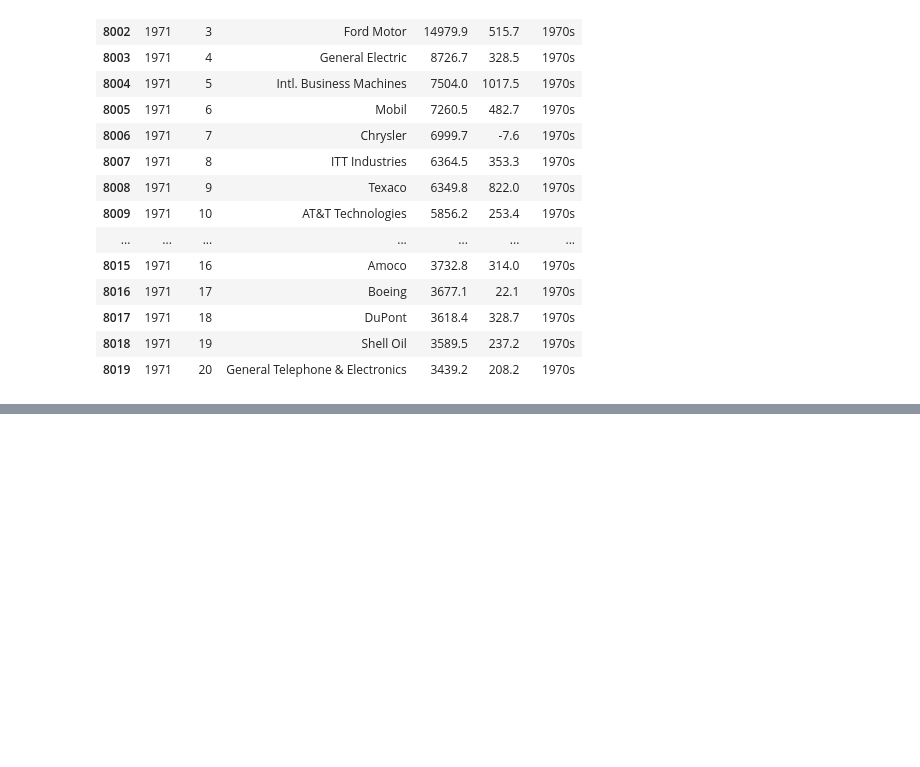
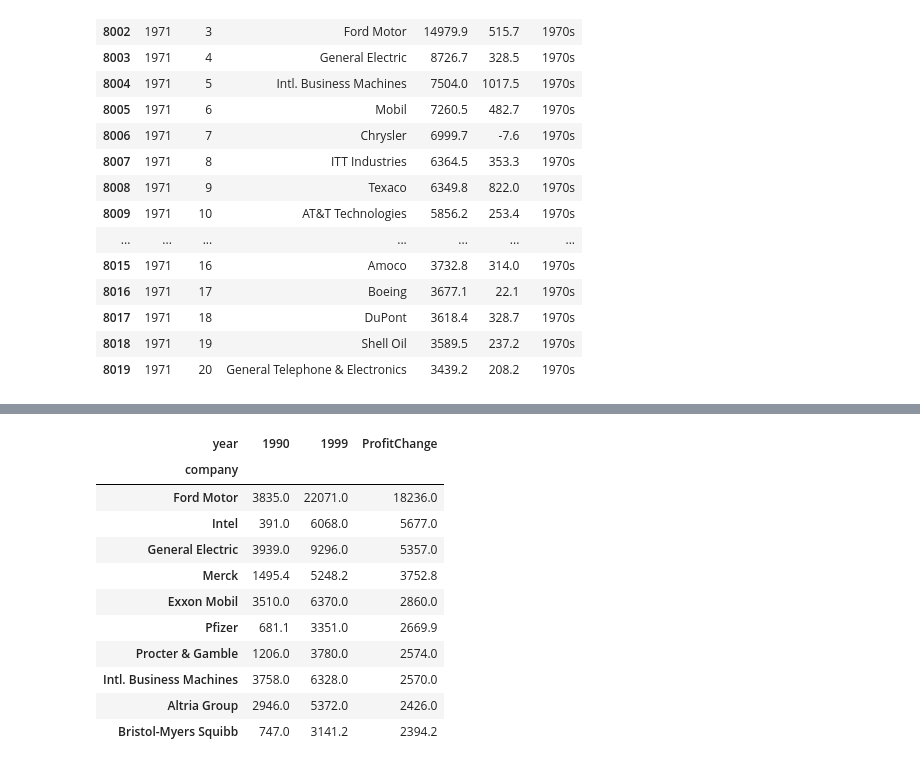
Before and after one commit to danrlei-martins-cct/DVC-CA1, a Jupyter notebook: DVC - CA1 - 2020322.ipynb, the cells around one changed output, grey strips where cells are left out. Drawn from its saved outputs; the diff is of its cells as text; code cells hidden in the pictures; blank space fills up the shorter version.

```diff
--- a/DVC - CA1 - 2020322.ipynb
+++ b/DVC - CA1 - 2020322.ipynb
@@ -319,0 +363,15 @@ plt.show()
+# %%
+top10_profit
+# %% [output]
+| year | 1990 | 1999 | ProfitChange |
+| company |  |  |  |
+| Ford Motor | 3835.0 | 22071.0 | 18236.0 |
+| Intel | 391.0 | 6068.0 | 5677.0 |
+| General Electric | 3939.0 | 9296.0 | 5357.0 |
+| Merck | 1495.4 | 5248.2 | 3752.8 |
+| Exxon Mobil | 3510.0 | 6370.0 | 2860.0 |
+| Pfizer | 681.1 | 3351.0 | 2669.9 |
+| Procter & Gamble | 1206.0 | 3780.0 | 2574.0 |
+| Intl. Business Machines | 3758.0 | 6328.0 | 2570.0 |
+| Altria Group | 2946.0 | 5372.0 | 2426.0 |
+| Bristol-Myers Squibb | 747.0 | 3141.2 | 2394.2 |
```
Also changed, not shown: parts of 17 cells of this notebook.
